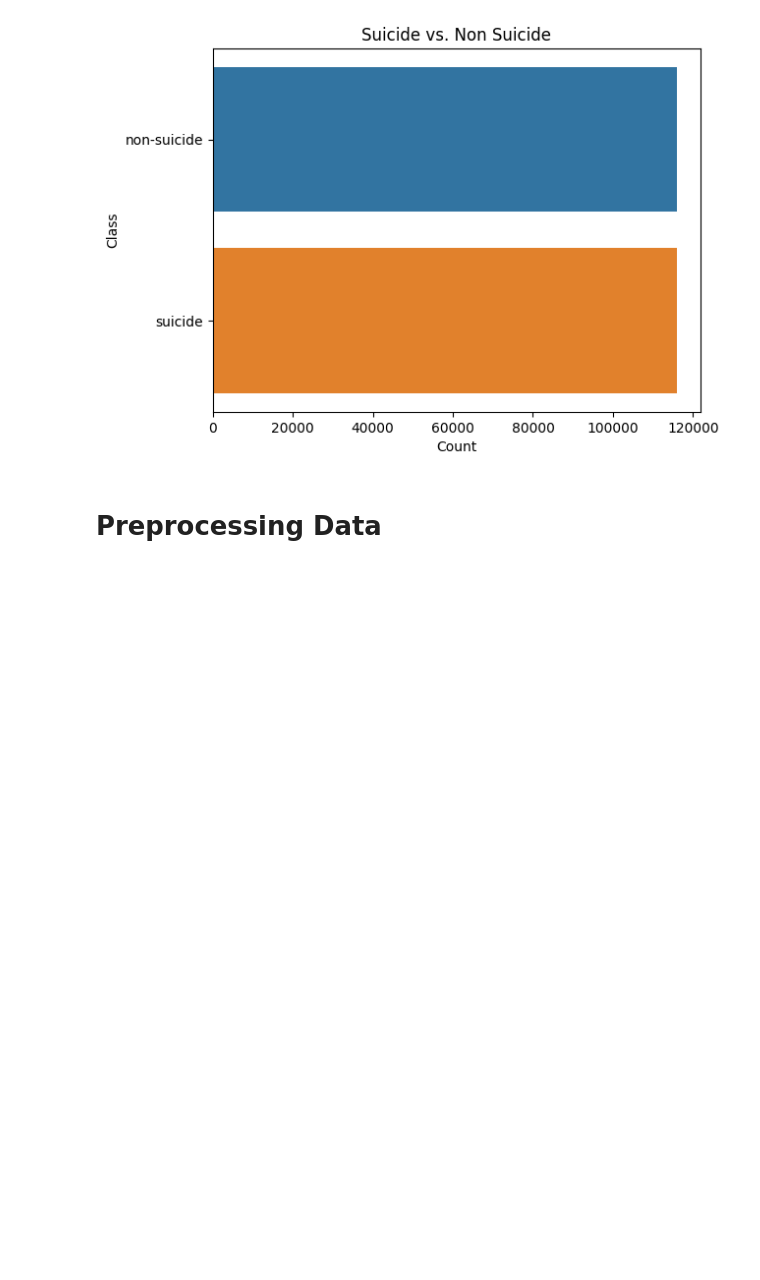
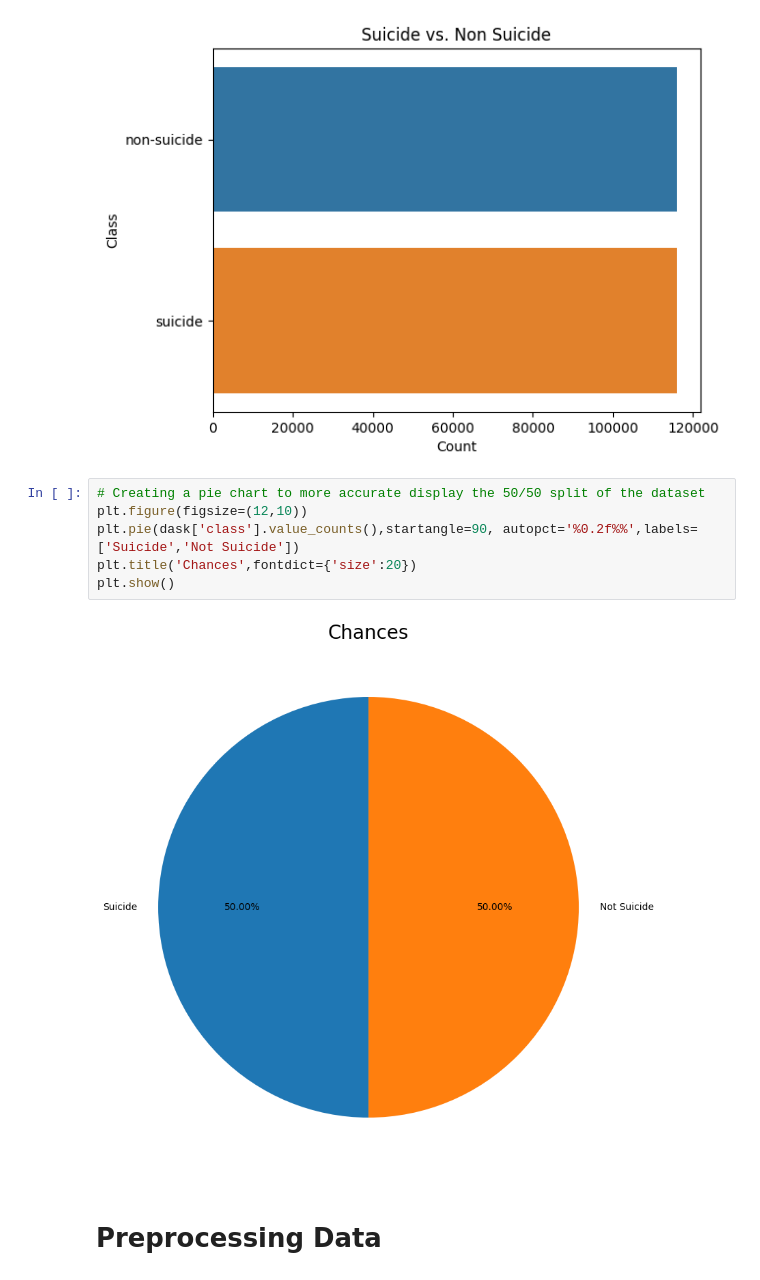
Before and after one commit to SamanthaGuillemette/SOEN471-PROJECT, a Jupyter notebook: 471Project_Team13.ipynb, the cells around one changed output. Drawn from its saved outputs; the diff is of its cells as text; blank space fills up the shorter version.

```diff
--- a/471Project_Team13.ipynb
+++ b/471Project_Team13.ipynb
@@ -51,6 +52,14 @@ plt.ylabel('Class')
 plt.show()
 # %% [output]
 [figure]
+# %%
+# Creating a pie chart to more accurate display the 50/50 split of the dataset
+plt.figure(figsize=(12,10))
+plt.pie(dask['class'].value_counts(),startangle=90, autopct='%0.2f%%',labels=['Suicide','Not Suicide'])
+plt.title('Chances',fontdict={'size':20})
+plt.show()
+# %% [output]
+[figure, added]
 # %% [markdown]
 # Preprocessing Data
 # %%
```
Also changed, not shown: parts of 3 cells of this notebook.
